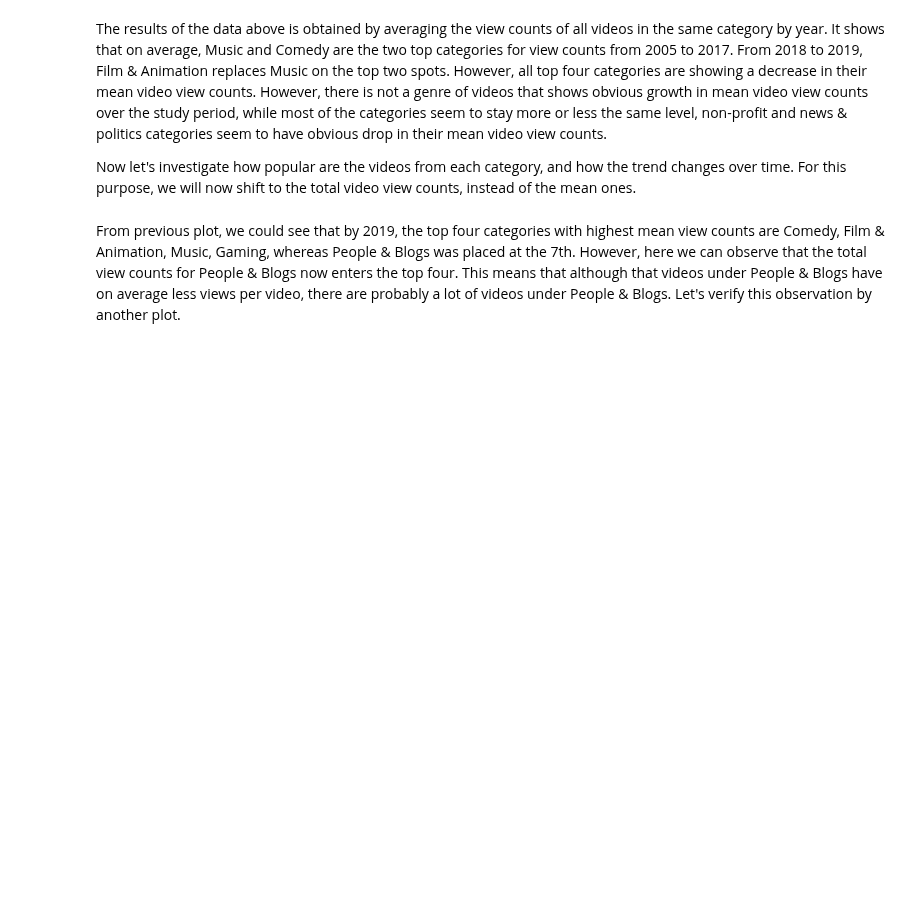
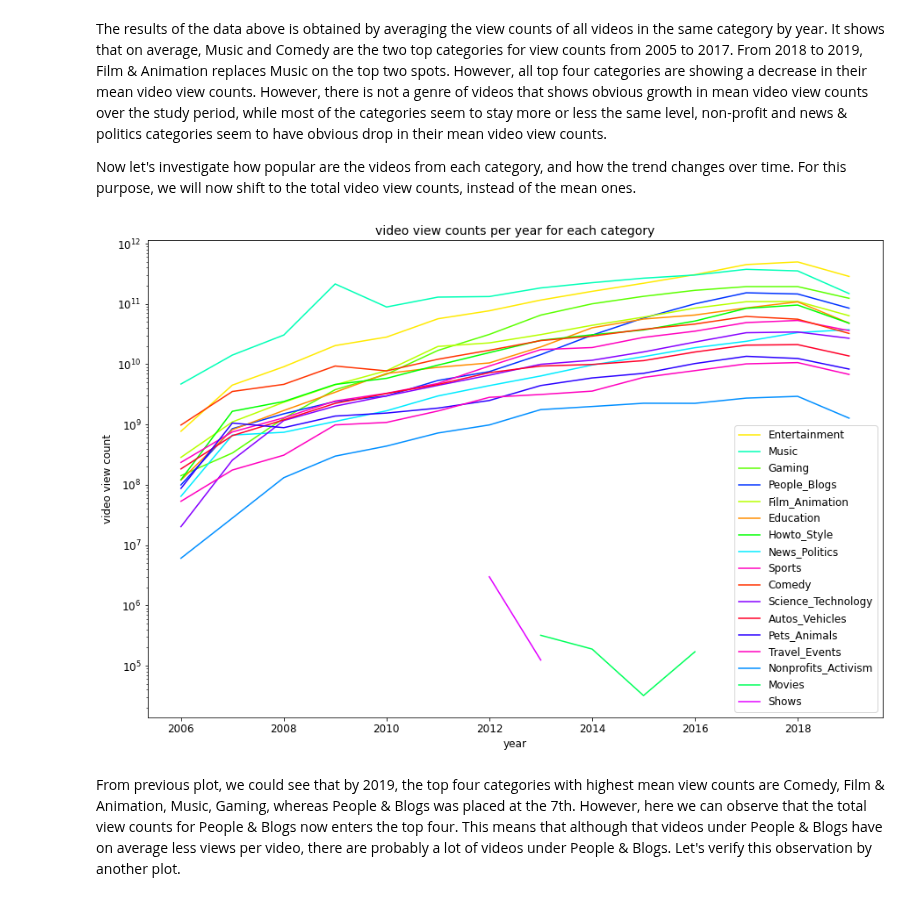
Before and after one commit to epfl-ada/ada-2022-project-adaptation, a Jupyter notebook: MS2_Analysis.ipynb, the cells around one changed output. Drawn from its saved outputs; the diff is of its cells as text; code cells hidden in the pictures; blank space fills up the shorter version.

```diff
--- a/MS2_Analysis.ipynb
+++ b/MS2_Analysis.ipynb
@@ -379,29 +387,32 @@ Now let's investigate how popular are the videos from each category, and how the
 video_count_by_year = (
     videos_with_cat.dropna(axis=0).groupby(["categories", "yearNumber"]).sum()
 )
-video_view_count_by_year = video_count_by_year.view_count.unstack().reset_index()
-video_view_count_by_year.columns.name = None
-video_view_count_by_year = video_view_count_by_year.sort_values(
+video_view_count_by_year_groupby = video_count_by_year.view_count.unstack().reset_index()
+video_view_count_by_year_groupby.columns.name = None
+video_view_count_by_year = video_view_count_by_year_groupby.sort_values(
     by=2019, ascending=False, ignore_index=True
 )
 # NOTE THAT CATEGORIES::MOVIES AND SHOWS HAVE VERY FEW DATA!
 # %%
 plt.rcParams["figure.figsize"] = (15, 10)
 for i in np.arange(video_view_count_by_year.shape[0]):
     plt.plot(
         video_view_count_by_year.loc[
             i,
         ][2:],
         label=video_view_count_by_year.loc[i,][
             0:1
         ][0],
+        color=cm(1.*video_view_count_by_year_groupby[video_view_count_by_year_groupby.categories==video_view_count_by_year.loc[i,][0:1][0]].index/NUM_COLORS)
     )
 plt.semilogy()
 plt.legend(loc="lower right")
 plt.xlabel("year")
 plt.ylabel("video view count")
 plt.title("video view counts per year for each category")
 plt.show()
+# %% [output]
+[figure, added]
 # %% [markdown]
 From previous plot, we could see that by 2019, the top four categories with highest mean view counts are Comedy, Film & Animation, Music, Gaming, whereas People & Blogs was placed at the 7th. However, here we can observe that the total view counts for People & Blogs now enters the top four. This means that although that videos under People & Blogs have on average less views per video, there are probably a lot of videos under People & Blogs. Let's verify this observation by another plot.
 # %%
```
Also changed, not shown: parts of 14 cells of this notebook.
